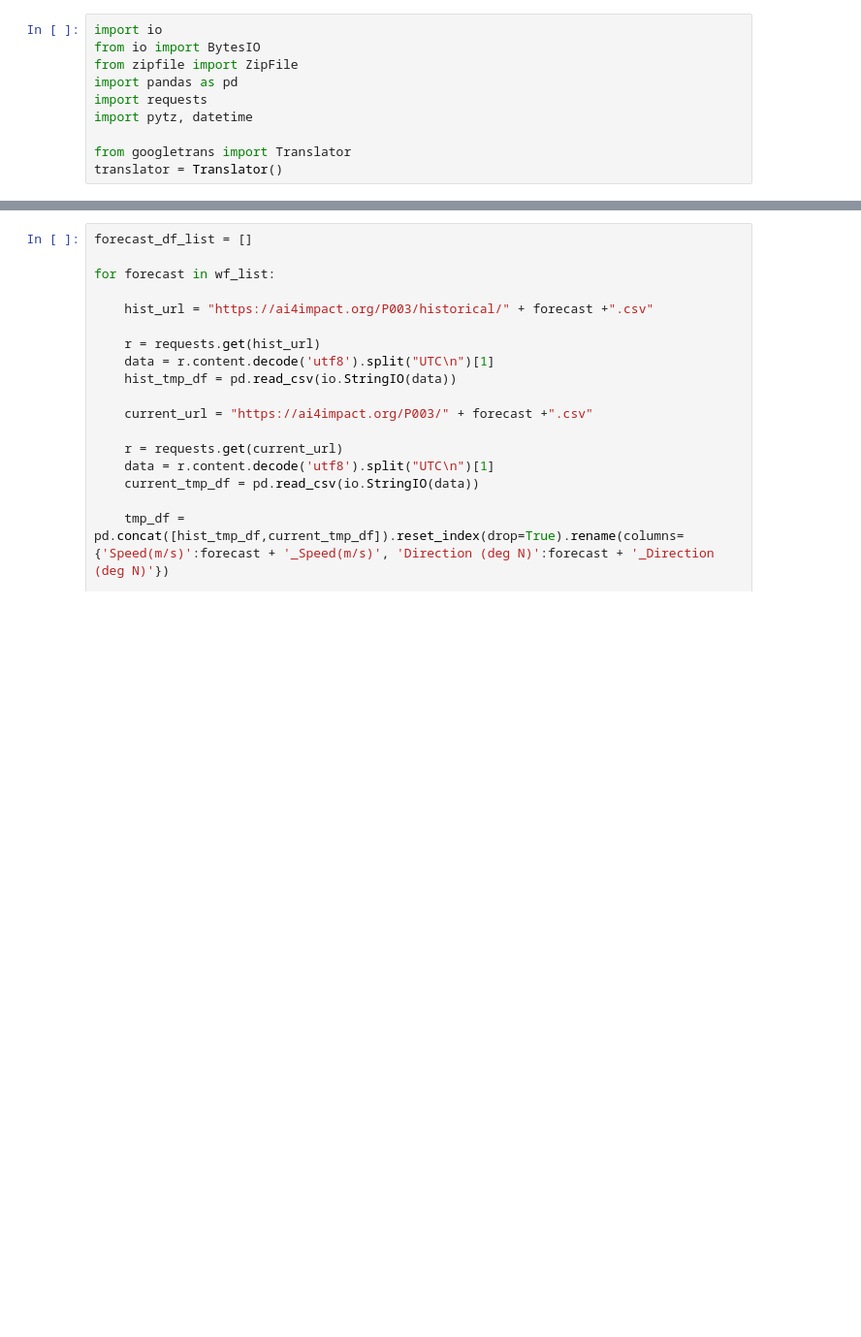
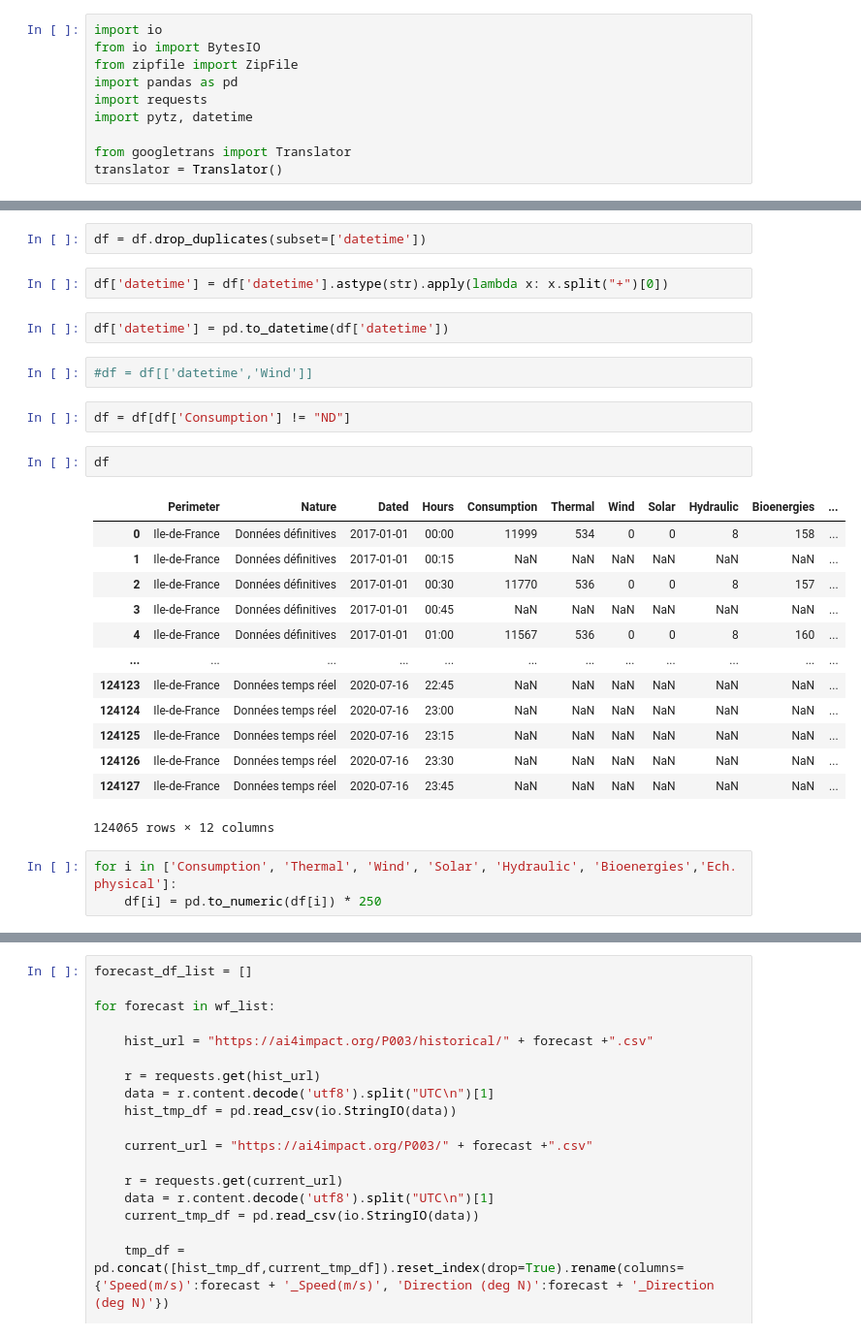
Before and after one commit to wesley34/ai4impactProject2, a Jupyter notebook: data-crawler/ai4impact-crawler.ipynb, the cells around one changed output, grey strips where cells are left out. Shown at 97% size. Cells and saved outputs as stored; diff of their text form; blank space fills up the shorter version.

```diff
--- a/data-crawler/ai4impact-crawler.ipynb
+++ b/data-crawler/ai4impact-crawler.ipynb
@@ -66,0 +80,29 @@ File in zip: eCO2mix_RTE_En-cours-TR.xls
+# %%
+df = df.drop_duplicates(subset=['datetime'])
+# %%
+df['datetime'] = df['datetime'].astype(str).apply(lambda x: x.split("+")[0])
+# %%
+df['datetime'] = pd.to_datetime(df['datetime'])
+# %%
+#df = df[['datetime','Wind']]
+# %%
+df = df[df['Consumption'] != "ND"]
+# %%
+df
+# %% [output]
+|  | Perimeter | Nature | Dated | Hours | Consumption | Thermal | Wind | Solar | Hydraulic | Bioenergies | ... |
+| 0 | Ile-de-France | Données définitives | 2017-01-01 | 00:00 | 11999 | 534 | 0 | 0 | 8 | 158 | ... |
+| 1 | Ile-de-France | Données définitives | 2017-01-01 | 00:15 | NaN | NaN | NaN | NaN | NaN | NaN | ... |
+| 2 | Ile-de-France | Données définitives | 2017-01-01 | 00:30 | 11770 | 536 | 0 | 0 | 8 | 157 | ... |
+| 3 | Ile-de-France | Données définitives | 2017-01-01 | 00:45 | NaN | NaN | NaN | NaN | NaN | NaN | ... |
+| 4 | Ile-de-France | Données définitives | 2017-01-01 | 01:00 | 11567 | 536 | 0 | 0 | 8 | 160 | ... |
+| ... | ... | ... | ... | ... | ... | ... | ... | ... | ... | ... | ... |
+| 124123 | Ile-de-France | Données temps réel | 2020-07-16 | 22:45 | NaN | NaN | NaN | NaN | NaN | NaN | ... |
+| 124124 | Ile-de-France | Données temps réel | 2020-07-16 | 23:00 | NaN | NaN | NaN | NaN | NaN | NaN | ... |
+| 124125 | Ile-de-France | Données temps réel | 2020-07-16 | 23:15 | NaN | NaN | NaN | NaN | NaN | NaN | ... |
+| 124126 | Ile-de-France | Données temps réel | 2020-07-16 | 23:30 | NaN | NaN | NaN | NaN | NaN | NaN | ... |
+| 124127 | Ile-de-France | Données temps réel | 2020-07-16 | 23:45 | NaN | NaN | NaN | NaN | NaN | NaN | ... |
+124065 rows × 12 columns
+# %%
+for i in ['Consumption', 'Thermal', 'Wind', 'Solar', 'Hydraulic', 'Bioenergies','Ech. physical']:
+    df[i] = pd.to_numeric(df[i]) * 250
```
Also changed, not shown: parts of 20 cells of this notebook, 2 other files.
